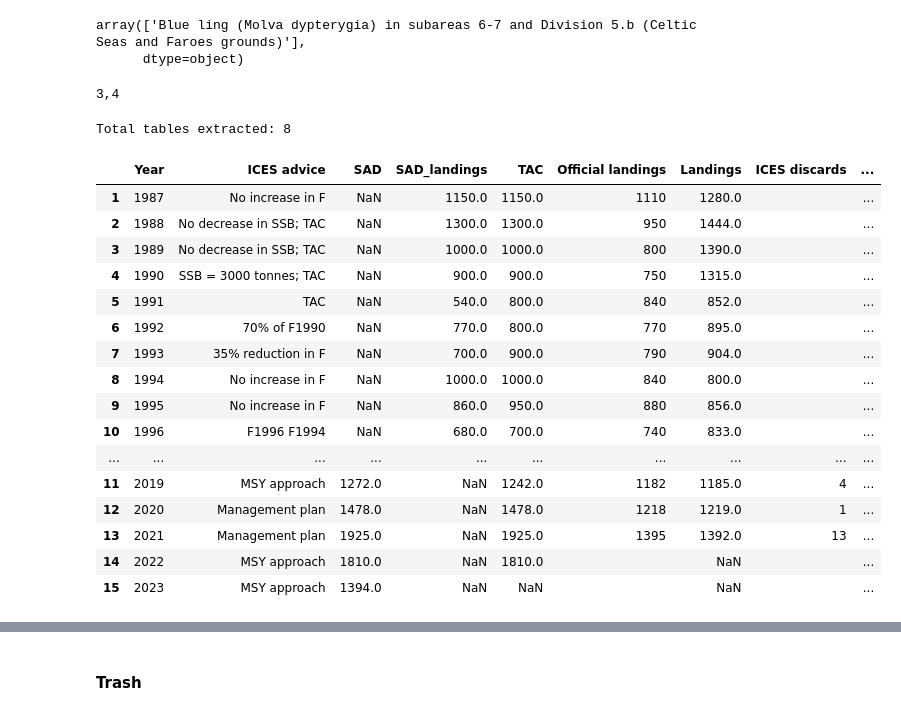
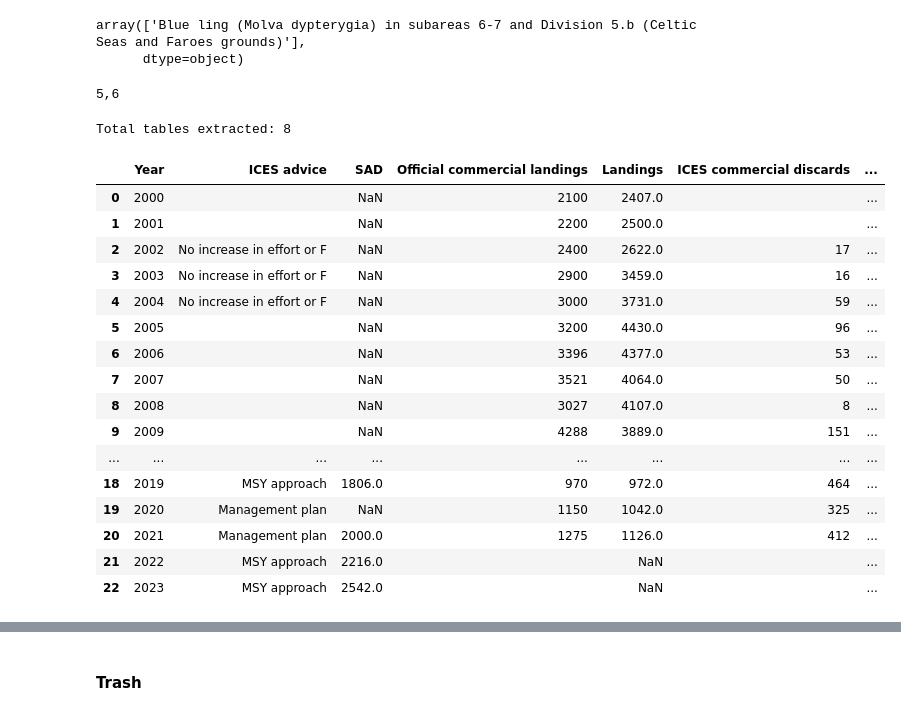
Before and after one commit to isaldiviagonzatti/sdg14, a Jupyter notebook: code/tabula_sdg14.ipynb, the cells around one changed output, grey strips where cells are left out. Cells and saved outputs as stored; diff of their text form; code cells hidden in the pictures.

```diff
--- a/code/tabula_sdg14.ipynb
+++ b/code/tabula_sdg14.ipynb
@@ -18,3 +25,5 @@ fishStock = 'sol.27.7e'
+# %%
+fishStock = 'bss.27.4bc7ad-h'
 # %%
 # get page number in which Table 6 lies, and also get the next one as tables can span two oages
 obj = PyPDF2.PdfFileReader("../data/pdfsICES/{}.pdf".format(fishStock))
@@ -31,7 +40,7 @@ for i in range(0, pgno):
          pages=str(i+1) + ',' + str(i+2)
          print(pages)
 # %% [output]
-3,4
+5,6
 # %%
 # from camelot import utils
 # layout, dim = utils.get_page_layout(r'C:\Users\isaldiviagonzatti\Downloads\pdfsICES\spr.27.3a4.pdf')
@@ -58,60 +70,69 @@ tables = tables[firstAdvice:]
 # filter tables by two conditions:
 # [0][0] is numeric and len(columns) is equal to the len(first table 6)
 # or the first row is equal to the first row of the first table 6
-filterTableSix = [i for i, elem in enumerate(tables) if (pd.to_numeric(tables[i].df[0][0], errors='coerce')> 0 and\
-len(tables[i].df.columns) == len(tables[0].df.columns))\
-or tables[i].df.iloc[0,:].equals(tables[0].df.iloc[0,:]) == True
-    ]
+
+filterTableSix = [i for i, elem in enumerate(tables) if (pd.to_numeric\
+    (tables[i].df[0].str.extract('(\d+)')[0][0], errors='coerce') > 0\
+    and len(tables[i].df.columns) == len(tables[0].df.columns))\
+    or tables[i].df.iloc[0,:].equals(tables[0].df.iloc[0,:]) == True
+]
 
 tableSix = [tables[i].df for i in filterTableSix]
-tableSix = pd.concat(tableSix)
+tableSix = pd.concat(tableSix).reset_index(drop=True)
 # %%
 # fix table
 icesTable = tableSix.copy()
 icesTable.columns = icesTable.iloc[0,:]
-icesTable = icesTable[1:]
+icesTable = icesTable[1:].reset_index(drop=True)
 icesTable['fishStock'] = fishStock
 # sometimes the columns Year and ICES advice (text) don't split, we strip the text
 icesTable['Year'] = icesTable['Year'].str.extract('(\d+)', expand=False)
 icesTable = icesTable[icesTable['Year'].astype(str).str.isnumeric()]
 
 # sometimes there is more than one space between the words in the columns
 icesTable.rename(columns=lambda x: re.sub(r'[^a-zA-Z]+', ' ', x).strip(), inplace=True)
 
-icesTable = icesTable.rename(columns={
-'Predicted catch corresponding to advice':'SAD',
-'Catch corresponding to advice': 'SAD',
-'Catches corresponding to advice': 'SAD',
-'Landings corresponding to advice': 'SAD_landings',
-'Agreed TAC': 'TAC',
-'ICES landings': 'Landings',
-'ICES catch':'Catches (stockass)'})
+# change column names based on patter as some pdfs have different column names
+for i in range(len(icesTable.columns.to_list())):
+    if re.search('(?=.*[Cc]atch)(?=.*[Aa]dvice)', icesTable.columns[i]):
+        icesTable.rename(columns = {icesTable.columns[i]:'SAD'}, inplace = True)
+    elif re.search('(?=.*[Ll]anding)(?=.*[Aa]dvice)', icesTable.columns[i]):
+        icesTable.rename(columns = {icesTable.columns[i]:'SAD_landing'}, inplace = True)
+    elif re.search('(?=.*TAC)', icesTable.columns[i]):
+        icesTable.rename(columns = {icesTable.columns[i]:'TAC'}, inplace = True)
+    elif re.search('(?=.*ICES)(?=.*[Ll]anding)', icesTable.columns[i]):
+        icesTable.rename(columns = {icesTable.columns[i]:'Landings'}, inplace = True)
+    elif re.search('(?=.*ICES)(?=.*[Cc]atch)', icesTable.columns[i]):
+        icesTable.rename(columns = {icesTable.columns[i]:'Catches (stockass)'}, inplace = True)
+    else:
+        icesTable.columns[i] == icesTable.columns[i]
 
 # apply numeric transformation with conditional as pdfs have different columns
 numericCol = ['SAD', 'SAD_landings', 'TAC', 'Landings', 'Year', 'Catches (stockass)']
 for col in icesTable.columns:
     if col in numericCol:
+        # strip spaces between numbers
         icesTable[col] = icesTable[col].replace({' ': ''}, regex=True)
         # for cases in which there is an explanation of the number, we strip it
         icesTable[col] = icesTable[col].str.split('(').str[0]
         icesTable[col] = icesTable[col].apply(pd.to_numeric, errors='coerce')
 
 icesTable
 # %% [output]
-|  | Year | ICES advice | SAD | SAD_landings | TAC | Official landings | Landings | ICES discards | ... |
-| 1 | 1987 | No increase in F | NaN | 1150.0 | 1150.0 | 1110 | 1280.0 |  | ... |
-| 2 | 1988 | No decrease in SSB; TAC | NaN | 1300.0 | 1300.0 | 950 | 1444.0 |  | ... |
-| 3 | 1989 | No decrease in SSB; TAC | NaN | 1000.0 | 1000.0 | 800 | 1390.0 |  | ... |
-| 4 | 1990 | SSB = 3000 tonnes; TAC | NaN | 900.0 | 900.0 | 750 | 1315.0 |  | ... |
-| 5 | 1991 | TAC | NaN | 540.0 | 800.0 | 840 | 852.0 |  | ... |
-| 6 | 1992 | 70% of F1990 | NaN | 770.0 | 800.0 | 770 | 895.0 |  | ... |
-| 7 | 1993 | 35% reduction in F | NaN | 700.0 | 900.0 | 790 | 904.0 |  | ... |
-| 8 | 1994 | No increase in F | NaN | 1000.0 | 1000.0 | 840 | 800.0 |  | ... |
-| 9 | 1995 | No increase in F | NaN | 860.0 | 950.0 | 880 | 856.0 |  | ... |
-| 10 | 1996 | F1996 F1994 | NaN | 680.0 | 700.0 | 740 | 833.0 |  | ... |
-| ... | ... | ... | ... | ... | ... | ... | ... | ... | ... |
-| 11 | 2019 | MSY approach | 1272.0 | NaN | 1242.0 | 1182 | 1185.0 | 4 | ... |
-| 12 | 2020 | Management plan | 1478.0 | NaN | 1478.0 | 1218 | 1219.0 | 1 | ... |
-| 13 | 2021 | Management plan | 1925.0 | NaN | 1925.0 | 1395 | 1392.0 | 13 | ... |
-| 14 | 2022 | MSY approach | 1810.0 | NaN | 1810.0 |  | NaN |  | ... |
-| 15 | 2023 | MSY approach | 1394.0 | NaN | NaN |  | NaN |  | ... |
+|  | Year | ICES advice | SAD | Official commercial landings | Landings | ICES commercial discards | ... |
+| 0 | 2000 |  | NaN | 2100 | 2407.0 |  | ... |
+| 1 | 2001 |  | NaN | 2200 | 2500.0 |  | ... |
+| 2 | 2002 | No increase in effort or F | NaN | 2400 | 2622.0 | 17 | ... |
+| 3 | 2003 | No increase in effort or F | NaN | 2900 | 3459.0 | 16 | ... |
+| 4 | 2004 | No increase in effort or F | NaN | 3000 | 3731.0 | 59 | ... |
+| 5 | 2005 |  | NaN | 3200 | 4430.0 | 96 | ... |
+| 6 | 2006 |  | NaN | 3396 | 4377.0 | 53 | ... |
+| 7 | 2007 |  | NaN | 3521 | 4064.0 | 50 | ... |
+| 8 | 2008 |  | NaN | 3027 | 4107.0 | 8 | ... |
+| 9 | 2009 |  | NaN | 4288 | 3889.0 | 151 | ... |
+| ... | ... | ... | ... | ... | ... | ... | ... |
+| 18 | 2019 | MSY approach | 1806.0 | 970 | 972.0 | 464 | ... |
+| 19 | 2020 | Management plan | NaN | 1150 | 1042.0 | 325 | ... |
+| 20 | 2021 | Management plan | 2000.0 | 1275 | 1126.0 | 412 | ... |
+| 21 | 2022 | MSY approach | 2216.0 |  | NaN |  | ... |
+| 22 | 2023 | MSY approach | 2542.0 |  | NaN |  | ... |
```
Also changed, not shown: parts of 7 cells of this notebook, 4 other files.
